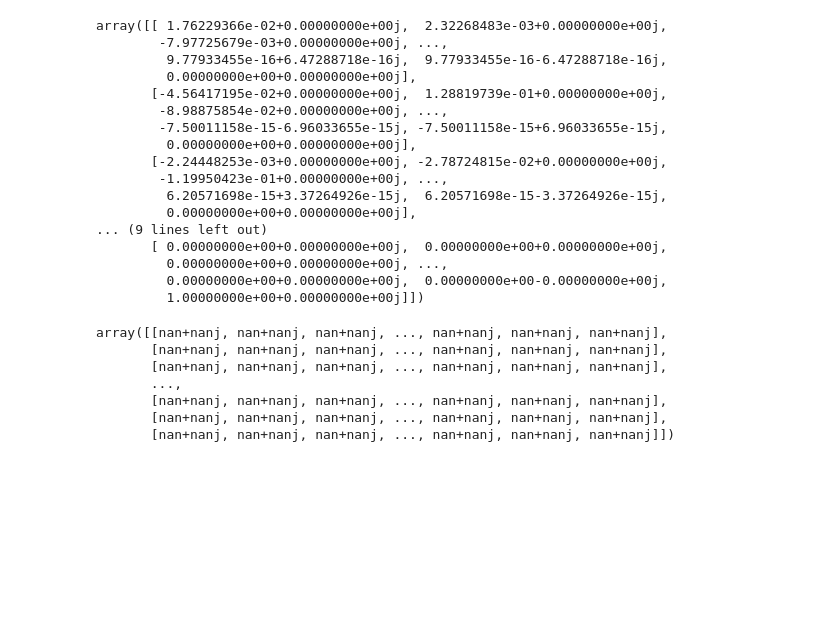
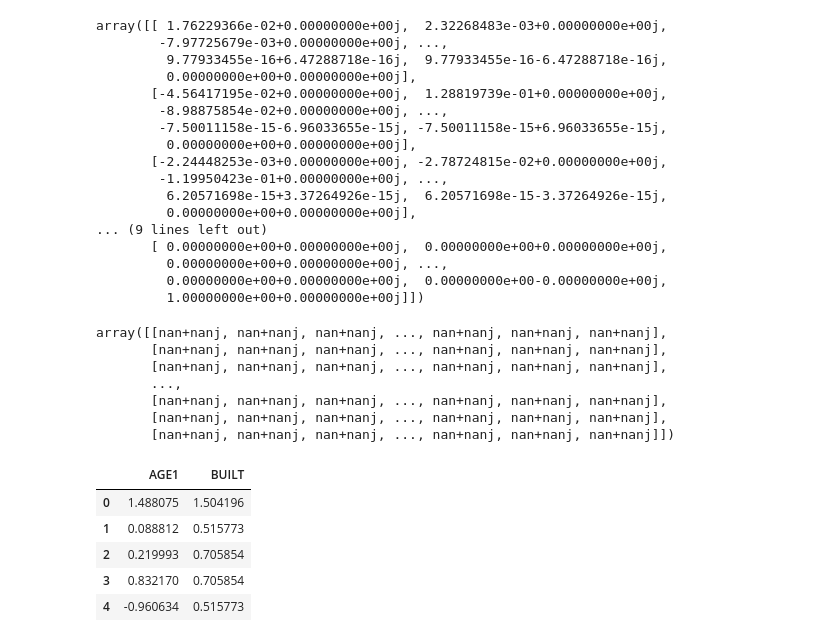
Before and after one commit to ekoly/DS-Unit-1-Sprint-3-Linear-Algebra, a Jupyter notebook: module3-dimensionality-reduction/LS_DS_133_High_Dimensional_Data_Assignment.ipynb, the cells around one changed output. Cells and saved outputs as stored; diff of their text form; code cells hidden in the pictures; blank space fills up the shorter version.

```diff
--- a/module3-dimensionality-reduction/LS_DS_133_High_Dimensional_Data_Assignment.ipynb
+++ b/module3-dimensionality-reduction/LS_DS_133_High_Dimensional_Data_Assignment.ipynb
@@ -371,0 +375,13 @@ array([[nan+nanj, nan+nanj, nan+nanj, ..., nan+nanj, nan+nanj, nan+nanj],
+# %%
+means = np.mean(limited)
+centered = limited-means
+stdevs = np.std(centered)
+standardized = centered / stdevs
+standardized.head()
+# %% [output]
+|  | AGE1 | BUILT |
+| 0 | 1.488075 | 1.504196 |
+| 1 | 0.088812 | 0.515773 |
+| 2 | 0.219993 | 0.705854 |
+| 3 | 0.832170 | 0.705854 |
+| 4 | -0.960634 | 0.515773 |
```
Also changed, not shown: parts of 4 cells of this notebook.
